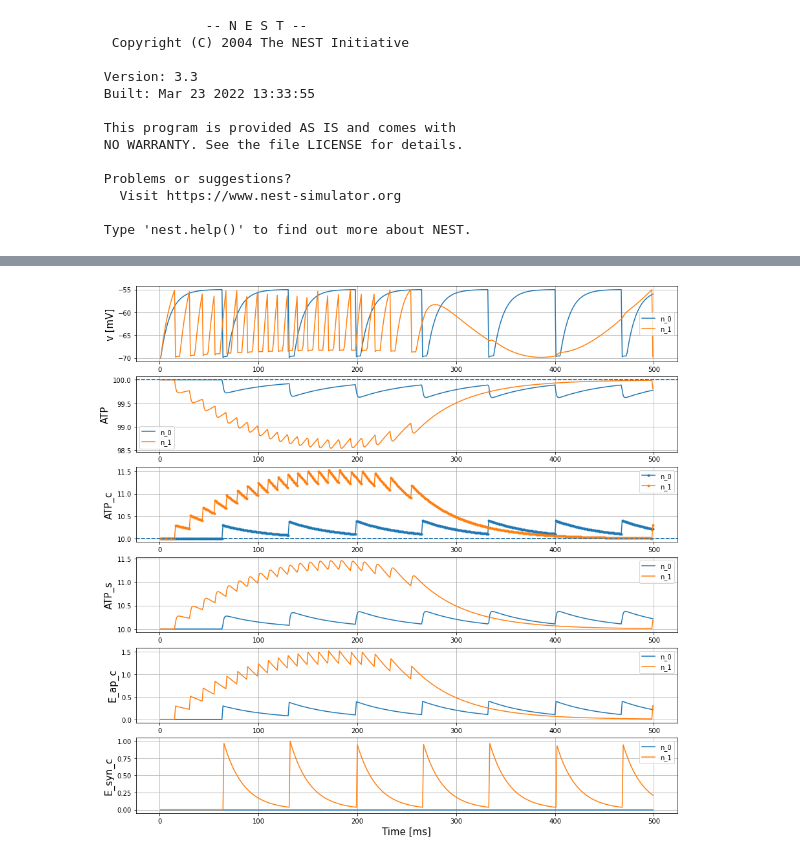
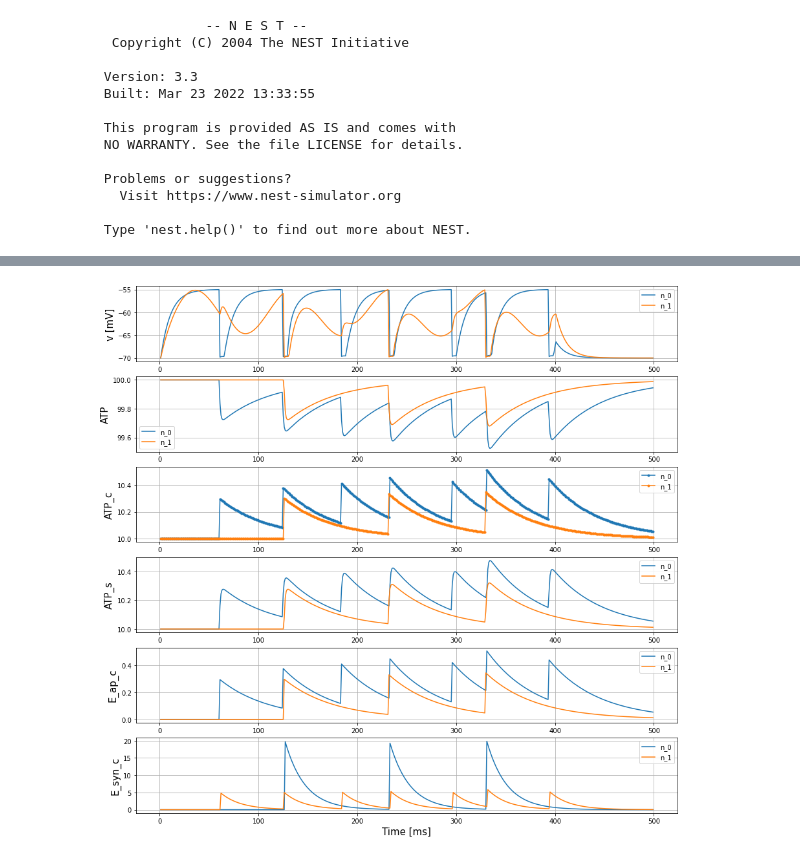
Before and after one commit to Wiss/nestml, a Jupyter notebook: ehp/edlif/EDLIF_two_neuron_example.ipynb, the cells around one changed output, grey strips where cells are left out. Cells and saved outputs as stored; diff of their text form; code cells hidden in the pictures.

```diff
--- a/ehp/edlif/EDLIF_two_neuron_example.ipynb
+++ b/ehp/edlif/EDLIF_two_neuron_example.ipynb
@@ -133,17 +133,8 @@ May 23 22:17:04 Install [Info]:
 nest.set_verbosity("M_WARNING")
 nest.ResetKernel()
 
-# resolution
-nest.resolution = 0.1
-resolution = nest.GetKernelStatus()["resolution"]
-print(f"resolution time: {resolution}")
-
 neuron_model_name = neuron_model[neuron_id].split(".")[0]
 print(f"Using neuron model: {neuron_model_name}")
-
-# current generator
-gen = "pg" # dc or ac or pg
-print(f"Using {gen} current generator")
 
 #param dict
 parameter_dict = {"K_ATP": [1, 1]}
@@ -157,58 +148,44 @@ voltmeter2 = nest.Create("voltmeter")
 voltmeter = [voltmeter1, voltmeter2]
 
 # create connections
-syn_dict = {"synapse_model": "stdp_synapse",
-            "weight": 3000,
-            "alpha": 1
+syn_dict = {#"synapse_model": "stdp_synapse",
+            "weight": 500,
+            #"alpha": 1
             }
-
-#syn_spec = ={"weight":2350.0}
 nest.Connect(pop1, pop2,
              "one_to_one",
              syn_spec=syn_dict)
+syn_dict2 = {#"synapse_model": "stdp_synapse",
+            "weight": 2000,
+            #"alpha": 1
+            }
+nest.Connect(pop2, pop1,
+             "one_to_one",
+             syn_spec=syn_dict2)
 
 voltmeter[0].set({"record_from": ["V_m", "ATP", "ATP_c", "ATP_s", "E_ap_tr", "E_ap_c", "E_syn_c"]}) #, "E_ap_der", "E_ap_tr2"]})
 voltmeter[1].set({"record_from": ["V_m", "ATP", "ATP_c", "ATP_s", "E_ap_tr", "E_ap_c", "E_syn_c"]}) #, "E_ap_der", "E_ap_tr2"]})
 nest.Connect(voltmeter1, pop1)
 nest.Connect(voltmeter2, pop2)
 
-"""
-if gen == "dc":
-    cgs = nest.Create('dc_generator')
-    cgs.set({"amplitude": 1.80})
-elif gen == "ac":
-    cgs = nest.Create('ac_generator')
-    cgs.set({"amplitude": 2.2})
-    cgs.set({"offset": 2.2})
-    cgs.set({"frequency": 4})
-elif gen == "pg":
-    cgs = nest.Create('poisson_generator')
-    cgs.set({"start": 50.0, "stop": 400.0, "rate": 230000})
-    cgs2 = nest.Create('poisson_generator')
-    cgs2.set({"start": 20.0, "stop": 350.0, "rate": 200000})
-"""
+# current generators
 dcs = nest.Create('dc_generator')
-dcs.set({"amplitude": 1.86})
-
+dcs.set({"amplitude": 376.01})
+dcs.set({"stop": 400})
 acs = nest.Create('ac_generator')
-acs.set({"amplitude": 2.2})
-acs.set({"offset": 2.2})
-acs.set({"frequency": 2})
-
+acs.set({"amplitude": 150.2})
+acs.set({"offset": 250.2})
+acs.set({"frequency": 10})
+acs.set({"stop": 400})
 nest.Connect(dcs, pop1)
 nest.Connect(acs, pop2)
 
-
+# spike recorder
 sr = nest.Create("spike_recorder")
 nest.Connect(pop1, sr)
 nest.Connect(pop2, sr)
 
-nest.Simulate(1*500.)
-
-# precision
-error = nest.GetStatus(pop1, "gsl_error_tol")
-print(f"absolute error of integration: {error}")
-
+nest.Simulate(500.)
 
 # new arrays for reshaped arrays
 ts = []
@@ -239,13 +216,11 @@ for idx in range(2):
     # plot
     ax[0].plot(ts[idx], Vms[idx], label=f"n_{idx}")
     ax[1].plot(ts[idx], atp[idx], label=f"n_{idx}")
-    ax[1].axhline(y=atp_h[idx], ls="--")
+    #ax[1].axhline(y=atp_h[idx], ls="--")
     ax[2].plot(ts[idx], atp_c[idx], marker ='.', label=f"n_{idx}")
-    ax[2].axhline(y=pop1.get("ATP_basal"), ls="--")
+    #ax[2].axhline(y=pop1.get("ATP_basal"), ls="--")
     ax[3].plot(ts[idx], atp_s[idx], label=f"n_{idx}")
     ax[4].plot(ts[idx], e_ap_c[idx], label=f"n_{idx}")
-    #ax[5].plot(voltmeter.get("events")["times"], voltmeter.get("events")["E_ap_tr2"], c="b")
-    #ax[5].plot(voltmeter.get("events")["times"], voltmeter.get("events")["E_ap_der"], c="r")
     ax[5].plot(ts[idx], e_syn_c[idx], label=f"n_{idx}")
     for _ax in ax:
         _ax.grid(True)
@@ -279,6 +254,6 @@ ATP: 99.7423
 idx: 0
 idx: 1
-[figure, old version]
+[figure, new version]
 # %%
 # extracting spikes data
 dSD = sr.get("events")
```
Also changed, not shown: parts of 7 cells of this notebook, 2 other files.
